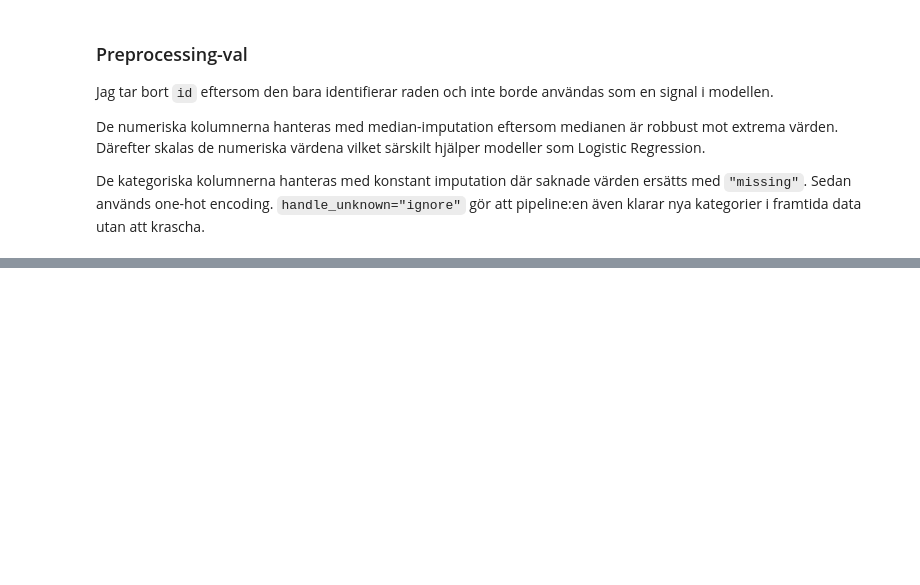
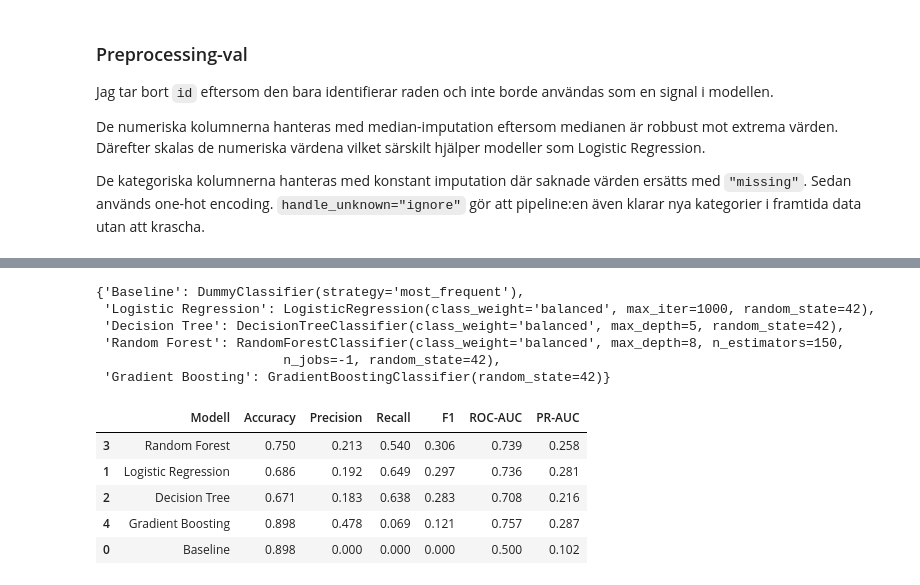
Before and after one commit to SoroushGReza/marketplace-safety-ml, a Jupyter notebook: notebooks/report.ipynb, the cells around one changed output, grey strips where cells are left out. Cells and saved outputs as stored; diff of their text form; code cells hidden in the pictures; blank space fills up the shorter version.

```diff
--- a/notebooks/report.ipynb
+++ b/notebooks/report.ipynb
@@ -368,0 +384,33 @@ De kategoriska kolumnerna hanteras med konstant imputation där saknade värden
+# %%
+models = {
+    "Baseline": DummyClassifier(strategy="most_frequent"),
+    "Logistic Regression": LogisticRegression(
+        max_iter=1000,
+        class_weight="balanced",
+        random_state=RANDOM_STATE
+    ),
+    "Decision Tree": DecisionTreeClassifier(
+        max_depth=5,
+        class_weight="balanced",
+        random_state=RANDOM_STATE
+    ),
+    "Random Forest": RandomForestClassifier(
+        n_estimators=150,
+        max_depth=8,
+        class_weight="balanced",
+        random_state=RANDOM_STATE,
+        n_jobs=-1
+    ),
+    "Gradient Boosting": GradientBoostingClassifier(
+        random_state=RANDOM_STATE
+    )
+}
+
+models
+# %% [output]
+{'Baseline': DummyClassifier(strategy='most_frequent'),
+ 'Logistic Regression': LogisticRegression(class_weight='balanced', max_iter=1000, random_state=42),
+ 'Decision Tree': DecisionTreeClassifier(class_weight='balanced', max_depth=5, random_state=42),
+ 'Random Forest': RandomForestClassifier(class_weight='balanced', max_depth=8, n_estimators=150,
+                        n_jobs=-1, random_state=42),
+ 'Gradient Boosting': GradientBoostingClassifier(random_state=42)}
@@ -368,0 +432,42 @@ De kategoriska kolumnerna hanteras med konstant imputation där saknade värden
+# %%
+cv_results = []
+
+for model_name, model in models.items():
+    pipeline = Pipeline(steps=[
+        ("preprocessor", preprocessor),
+        ("model", model)
+    ])
+
+    scores = cross_validate(
+        pipeline,
+        X_train,
+        y_train,
+        cv=cv,
+        scoring=scoring,
+        n_jobs=-1,
+        return_train_score=False
+    )
+
+    cv_results.append({
+        "Modell": model_name,
+        "Accuracy": scores["test_accuracy"].mean(),
+        "Precision": scores["test_precision"].mean(),
+        "Recall": scores["test_recall"].mean(),
+        "F1": scores["test_f1"].mean(),
+        "ROC-AUC": scores["test_roc_auc"].mean(),
+        "PR-AUC": scores["test_pr_auc"].mean()
+    })
+
+model_comparison = pd.DataFrame(cv_results)
+
+metric_columns = ["Accuracy", "Precision", "Recall", "F1", "ROC-AUC", "PR-AUC"]
+model_comparison[metric_columns] = model_comparison[metric_columns].round(3)
+
+model_comparison.sort_values("F1", ascending=False)
+# %% [output]
+|  | Modell | Accuracy | Precision | Recall | F1 | ROC-AUC | PR-AUC |
+| 3 | Random Forest | 0.750 | 0.213 | 0.540 | 0.306 | 0.739 | 0.258 |
+| 1 | Logistic Regression | 0.686 | 0.192 | 0.649 | 0.297 | 0.736 | 0.281 |
+| 2 | Decision Tree | 0.671 | 0.183 | 0.638 | 0.283 | 0.708 | 0.216 |
+| 4 | Gradient Boosting | 0.898 | 0.478 | 0.069 | 0.121 | 0.757 | 0.287 |
+| 0 | Baseline | 0.898 | 0.000 | 0.000 | 0.000 | 0.500 | 0.102 |
```
Also changed, not shown: parts of 5 cells of this notebook, 2 other files.
